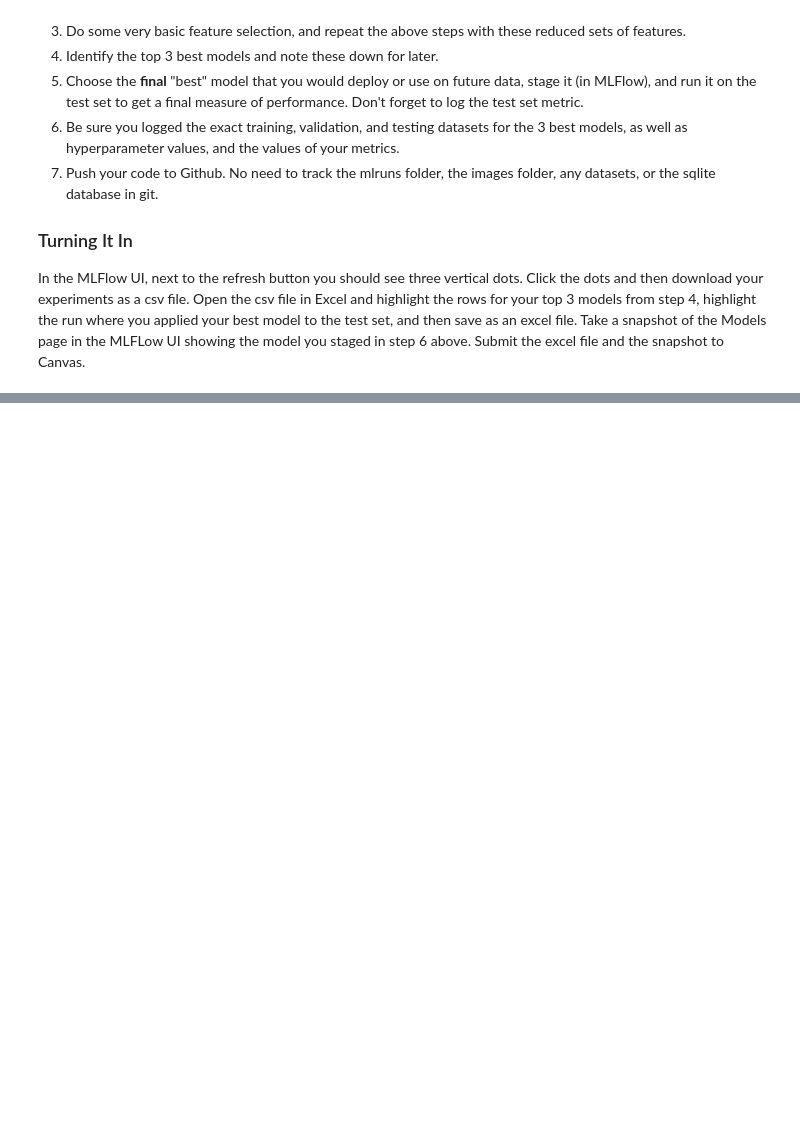
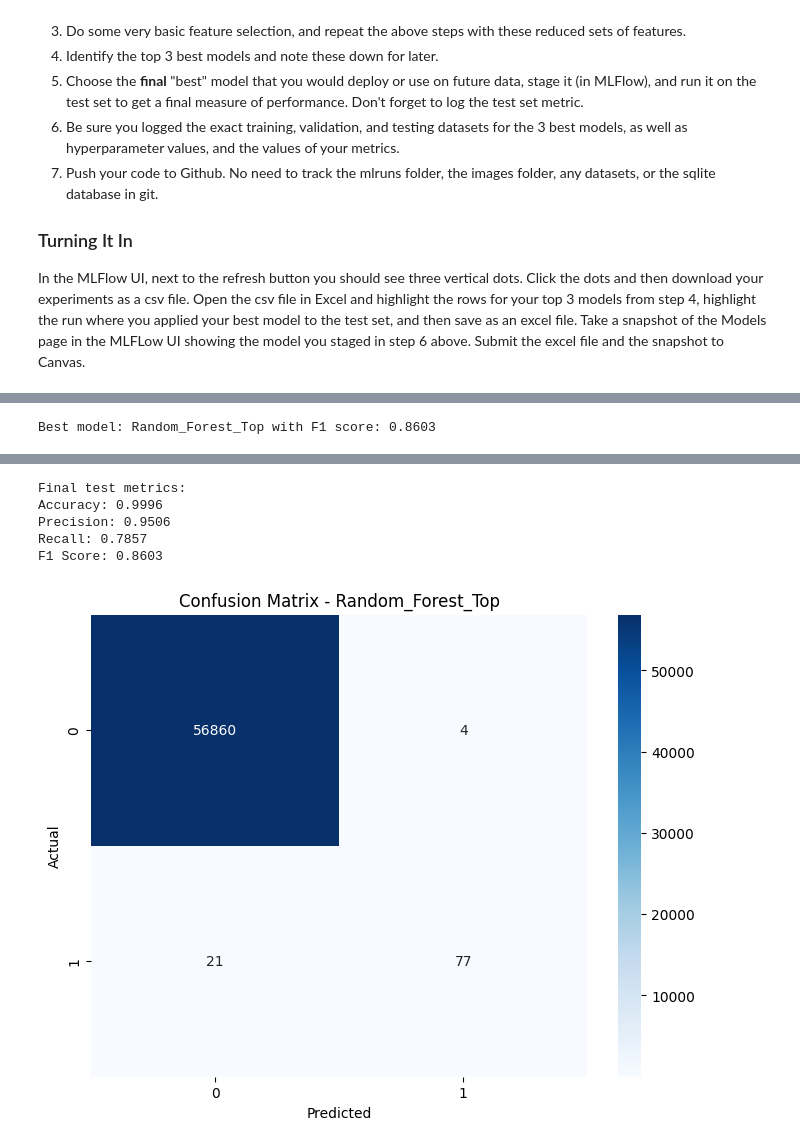
Before and after one commit to cherylxlee/msds-mlops, a Jupyter notebook: labs/2/Lab_2_exp_tracking_local.ipynb, the cells around one changed output, grey strips where cells are left out. Saved outputs shown, nothing was run; the diff lists cells and outputs as text; code cells hidden in the pictures; blank space fills up the shorter version.

```diff
--- a/labs/2/Lab_2_exp_tracking_local.ipynb
+++ b/labs/2/Lab_2_exp_tracking_local.ipynb
@@ -448,0 +742,4 @@ In the MLFlow UI, next to the refresh button you should see three vertical dots.
+# %%
+X_train_top = X_train[top_features]
+X_val_top = X_val[top_features]
+X_test_top = X_test[top_features]
@@ -448,0 +924,62 @@ In the MLFlow UI, next to the refresh button you should see three vertical dots.
+# %%
+best_model_name = sorted_models[0][0]
+best_model_metrics = sorted_models[0][1]
+best_model_run_id = best_model_metrics["run_id"]
+
+print(f"\nBest model: {best_model_name} with F1 score: {best_model_metrics['f1']:.4f}")
+# %% [output]
+Best model: Random_Forest_Top with F1 score: 0.8603
+# %%
+model_uri = f"runs:/{best_model_run_id}/random_forest_model"
+best_model = mlflow.sklearn.load_model(model_uri)
+# %%
+with mlflow.start_run(run_name="Final_Best_Model_Evaluation"):
+    mlflow.log_param("selected_model", best_model_name)
+    mlflow.log_param("model_run_id", best_model_run_id)
+
+    final_test_path = "./save_data/final_test_dataset.csv"
+    pd.DataFrame(X_test_top).to_csv(final_test_path, index=False)
+    mlflow.log_artifact(final_test_path)
+
+    final_test_labels_path = "./save_data/final_test_labels.csv"
+    pd.DataFrame(y_test).to_csv(final_test_labels_path, index=False)
+    mlflow.log_artifact(final_test_labels_path)
+
+    mlflow.log_param("training_samples", len(X_train))
+    mlflow.log_param("test_samples", len(X_test))
+    mlflow.log_param("feature_count", len(top_features))
+    mlflow.log_param("selected_features", top_features)
+
+    best_model_run = client.get_run(best_model_run_id)
+    for key, value in best_model_run.data.params.items():
+        mlflow.log_param(f"best_model_{key}", value)
+
+    y_pred = best_model.predict(X_test_top)
+
+    final_accuracy = accuracy_score(y_test, y_pred)
+    final_precision = precision_score(y_test, y_pred)
+    final_recall = recall_score(y_test, y_pred)
+    final_f1 = f1_score(y_test, y_pred)
+
+    mlflow.log_metric("test_accuracy", final_accuracy)
+    mlflow.log_metric("test_precision", final_precision)
+    mlflow.log_metric("test_recall", final_recall)
+    mlflow.log_metric("test_f1", final_f1)
+
+    cm = confusion_matrix(y_test, y_pred)
+    plt.figure(figsize=(8, 6))
+    sns.heatmap(cm, annot=True, fmt='d', cmap='Blues')
+    plt.xlabel('Predicted')
+    plt.ylabel('Actual')
+    plt.title(f'Confusion Matrix - {best_model_name}')
+    plt.savefig("./images/final_confusion_matrix.png")
+    mlflow.log_artifact("./images/final_confusion_matrix.png")
+
+    model_info = mlflow.sklearn.log_model(best_model, "final_model")
+
+    print("\nFinal test metrics:")
+    print(f"Accuracy: {final_accuracy:.4f}")
+    print(f"Precision: {final_precision:.4f}")
+    print(f"Recall: {final_recall:.4f}")
+    print(f"F1 Score: {final_f1:.4f}")
+# %% [output]
@@ -448,0 +987,6 @@ In the MLFlow UI, next to the refresh button you should see three vertical dots.
+Final test metrics:
+Accuracy: 0.9996
+Precision: 0.9506
+Recall: 0.7857
+F1 Score: 0.8603
+[figure, added]
```
Also changed, not shown: parts of 30 cells of this notebook, 1 other file.
